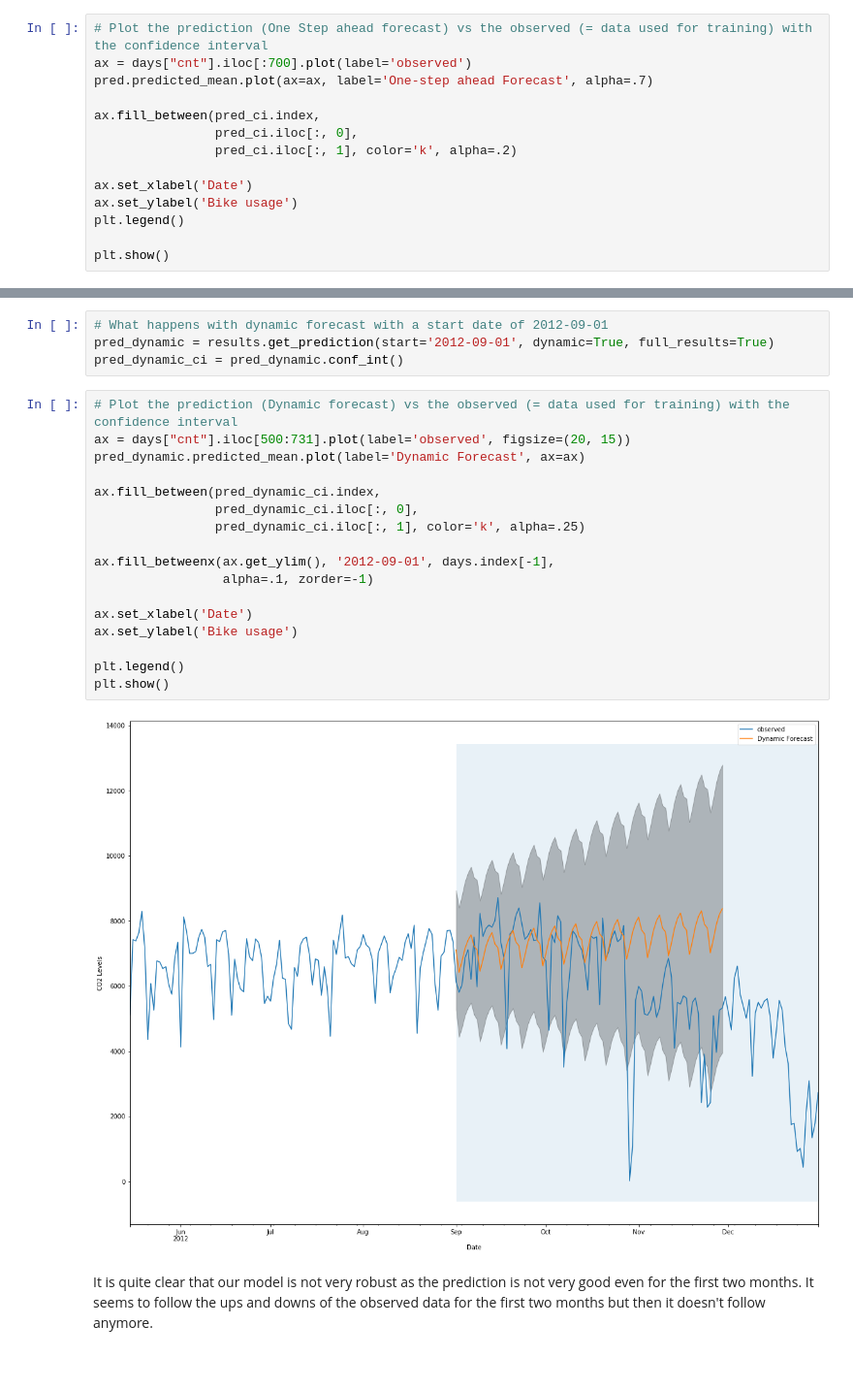
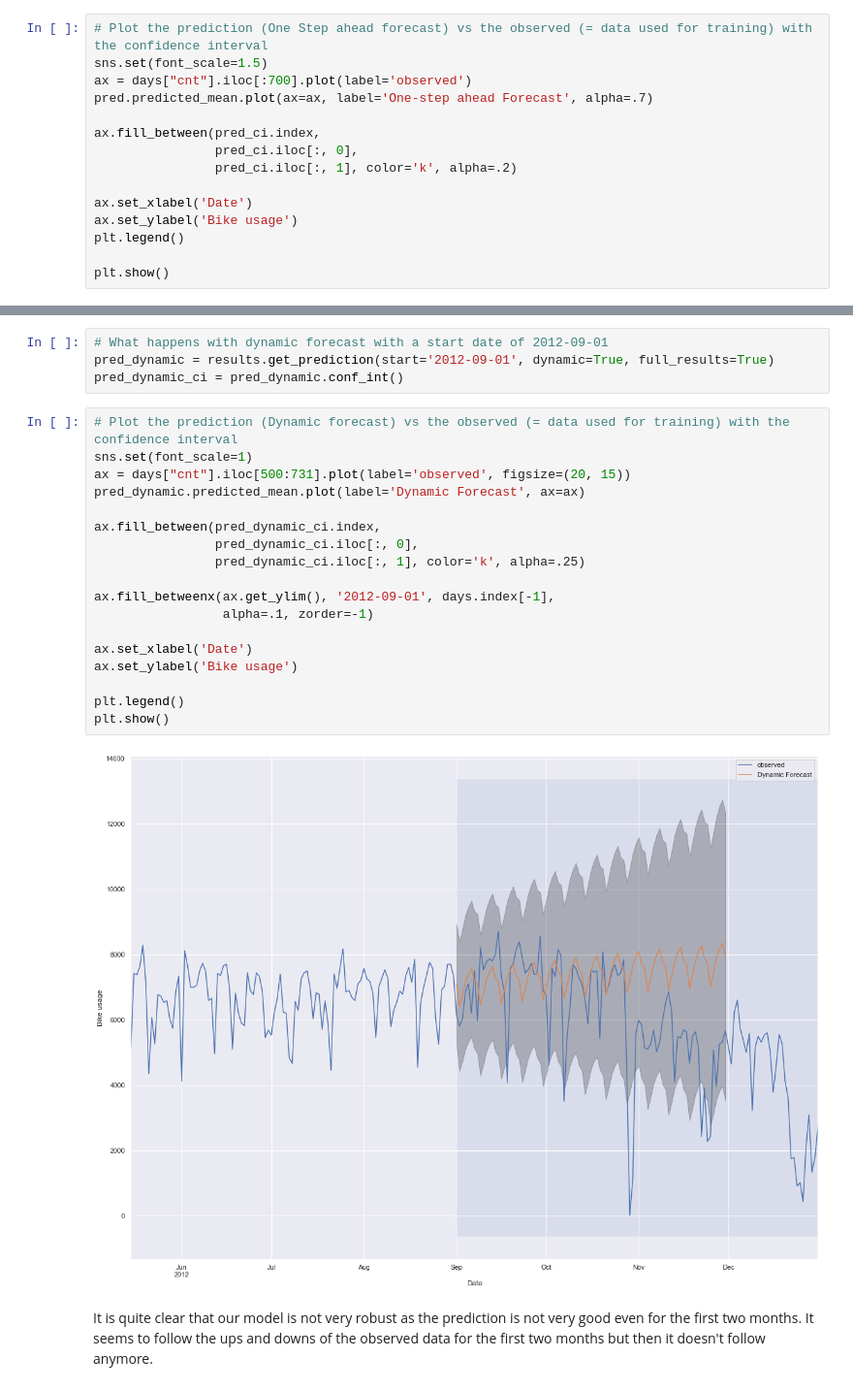
Before and after one commit to laurent-guerguy/Project-5-Bikesharing-Predict-Bike-Usage, a Jupyter notebook: your-project/Bike share Analysis.ipynb, the cells around one changed output, grey strips where cells are left out. Shown at 97% size. Saved outputs shown, nothing was run; the diff lists cells and outputs as text; blank space fills up the shorter version.

```diff
--- a/your-project/Bike share Analysis.ipynb
+++ b/your-project/Bike share Analysis.ipynb
@@ -365,6 +369,7 @@ pred = results.get_prediction(dynamic=False)
 pred_ci = pred.conf_int()
 # %%
 # Plot the prediction (One Step ahead forecast) vs the observed (= data used for training) with the confidence interval
+sns.set(font_scale=1.5)
 ax = days["cnt"].iloc[:700].plot(label='observed')
 pred.predicted_mean.plot(ax=ax, label='One-step ahead Forecast', alpha=.7)
 
@@ -414,23 +419,24 @@ pred_dynamic = results.get_prediction(start='2012-09-01', dynamic=True, full_res
 pred_dynamic_ci = pred_dynamic.conf_int()
 # %%
 # Plot the prediction (Dynamic forecast) vs the observed (= data used for training) with the confidence interval
+sns.set(font_scale=1)
 ax = days["cnt"].iloc[500:731].plot(label='observed', figsize=(20, 15))
 pred_dynamic.predicted_mean.plot(label='Dynamic Forecast', ax=ax)
 
 ax.fill_between(pred_dynamic_ci.index,
                 pred_dynamic_ci.iloc[:, 0],
                 pred_dynamic_ci.iloc[:, 1], color='k', alpha=.25)
 
 ax.fill_betweenx(ax.get_ylim(), '2012-09-01', days.index[-1],
                  alpha=.1, zorder=-1)
 
 ax.set_xlabel('Date')
 ax.set_ylabel('Bike usage')
 
 plt.legend()
 plt.show()
 # %% [output]
-[figure, old version]
+[figure, new version]
 # %% [markdown]
 It is quite clear that our model is not very robust as the prediction is not very good even for the first two months. It seems to follow the ups and downs of the observed data for the first two months but then it doesn't follow anymore.
 # %% [markdown]
```
Also changed, not shown: parts of 16 cells of this notebook, 8 other files.
